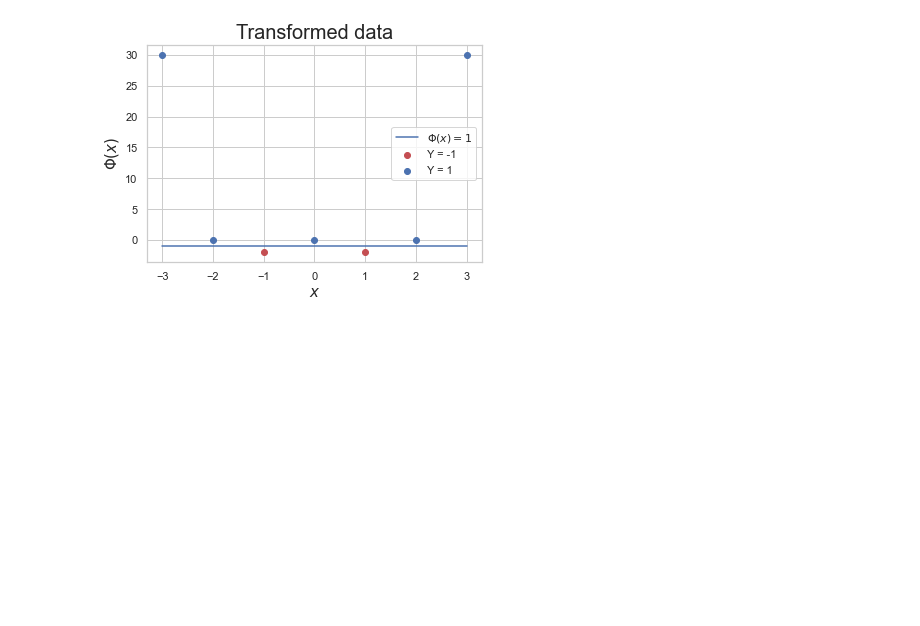
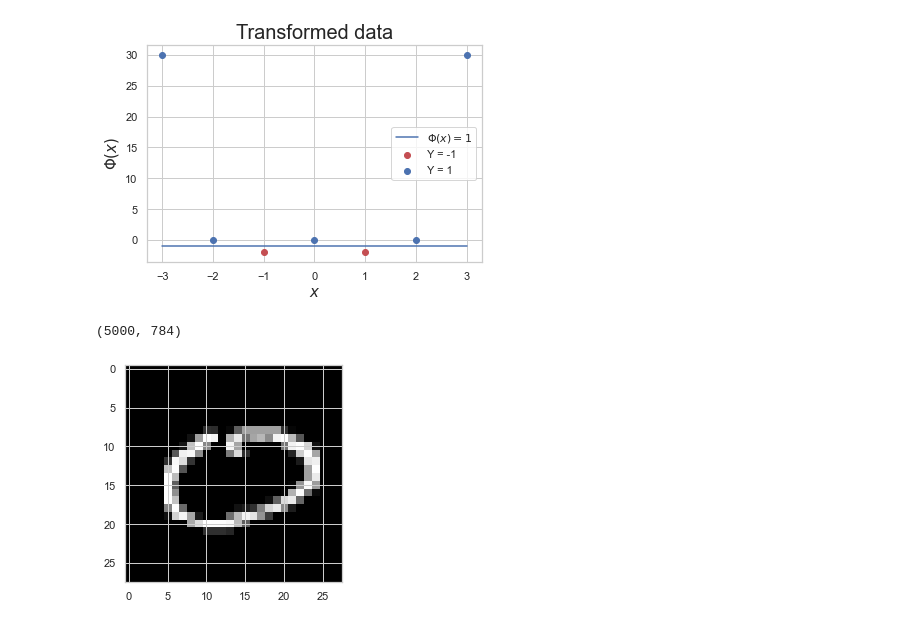
Before and after one commit to Plabrum/cs181-s21-homeworks, a Jupyter notebook: hw4/p1.ipynb, the cells around one changed output. Cells and saved outputs as stored; diff of their text form; code cells hidden in the pictures; blank space fills up the shorter version.

```diff
--- a/hw4/p1.ipynb
+++ b/hw4/p1.ipynb
@@ -1,3 +1,8 @@
+# %%
+import matplotlib.pyplot as plt
+import numpy as np
+import seaborn as sns
+sns.set_style(style="whitegrid")
 # %%
 xy = [(-3,+1),(-2,+1),(-1,-1),(0,+1),(1,-1),(2,+1),(3,+1)]
 x = np.array(list(map(lambda fst: fst[0], xy)))
@@ -23,4 +14 @@ import numpy as np
-# %%
-import seaborn as sns
-sns.set_theme(style="whitegrid")
 # %%
@@ -46,3 +39,13 @@ ax.set_title('Transformed data', fontsize=20)
 plt.show()
 # %% [output]
 [figure]
+# %%
+# pics = np.load("data/images.npy", allow_pickle=False)
+small_dataset = np.load("data/small_dataset.npy")
+# small_labels = np.load("data/small_dataset_labels.npy").astype(int)
+large_dataset = np.load("data/large_dataset.npy")
+test_data = np.load("P2_Autograder_Data.npy")
+# %%
+large_dataset.shape
+# %% [output]
+(5000, 784)
@@ -48,0 +57,6 @@ plt.show()
+# %%
+plt.figure()
+plt.imshow(large_dataset[30].reshape(28,28), cmap='Greys_r')
+plt.show()
+# %% [output]
+[figure, added]
```
Also changed, not shown: parts of 16 cells of this notebook, 2 other files.
